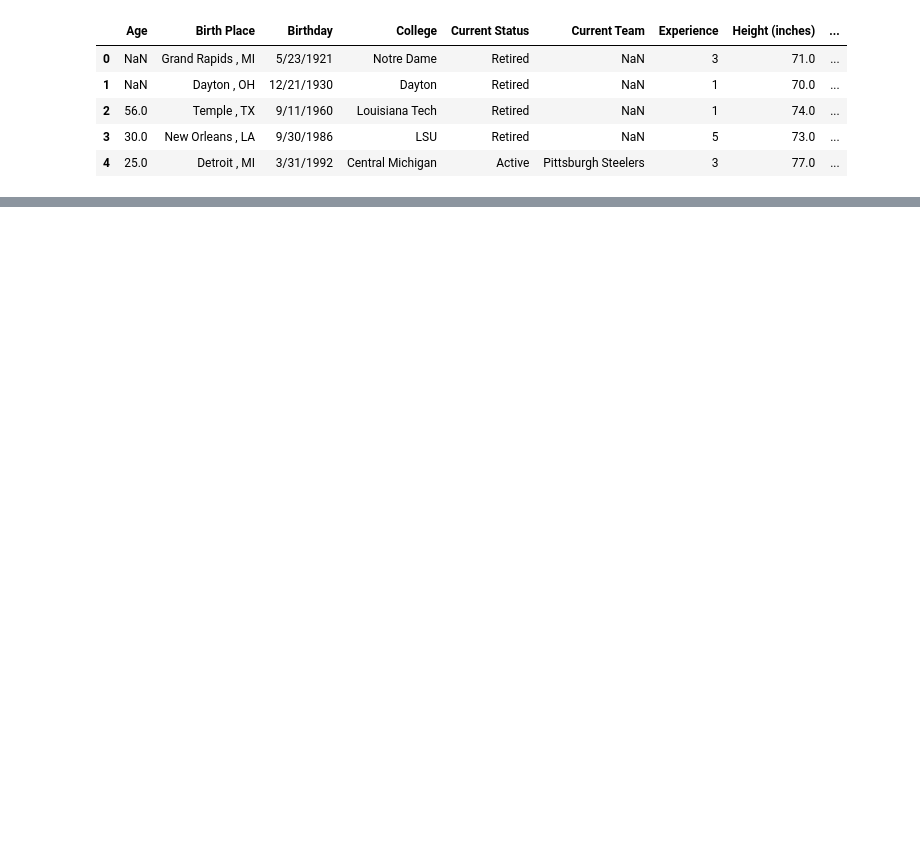
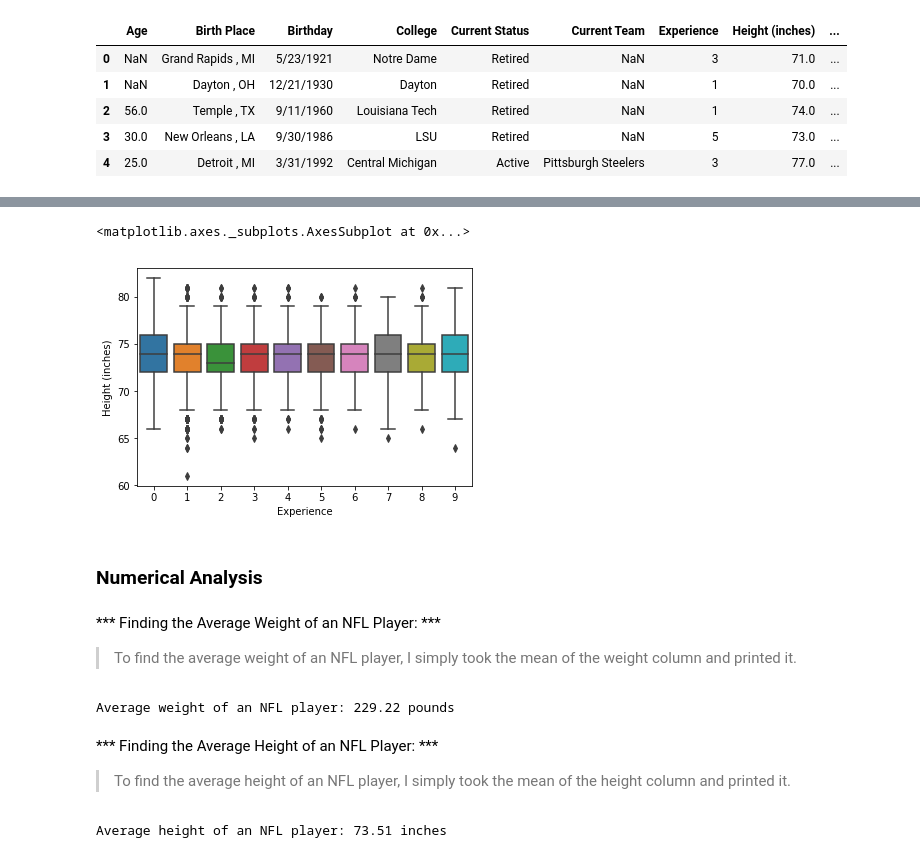
Before and after one commit to murchcollin/Midterm, a Jupyter notebook: Lab 6 -- Midterm Lab.ipynb, the cells around one changed output, grey strips where cells are left out. Drawn from its saved outputs; the diff is of its cells as text; code cells hidden in the pictures; blank space fills up the shorter version.

```diff
--- a/Lab 6 -- Midterm Lab.ipynb
+++ b/Lab 6 -- Midterm Lab.ipynb
@@ -133,0 +165,26 @@ memory usage: 1.7+ MB
+# %%
+# Makes more sense for this application -- hard to see a coorelation
+sns.boxplot(x='Experience', y="Height (inches)", data=df)
+# %% [output]
+<matplotlib.axes._subplots.AxesSubplot at 0x...>
+[figure, added]
+# %% [markdown]
+### Numerical Analysis ###
+# %% [markdown]
+*** Finding the Average Weight of an NFL Player: ***
+> To find the average weight of an NFL player, I simply took the mean of the weight column and printed it.
+# %%
+avg_weight = df['Weight (lbs)'].mean()
+
+print('Average weight of an NFL player: %.2f pounds' %avg_weight)
+# %% [output]
+Average weight of an NFL player: 229.22 pounds
+# %% [markdown]
+*** Finding the Average Height of an NFL Player: ***
+> To find the average height of an NFL player, I simply took the mean of the height column and printed it.
+# %%
+avg_height = df['Height (inches)'].mean()
+
+print('Average height of an NFL player: %.2f inches' %avg_height)
+# %% [output]
+Average height of an NFL player: 73.51 inches
```
Also changed, not shown: parts of 30 cells of this notebook.
